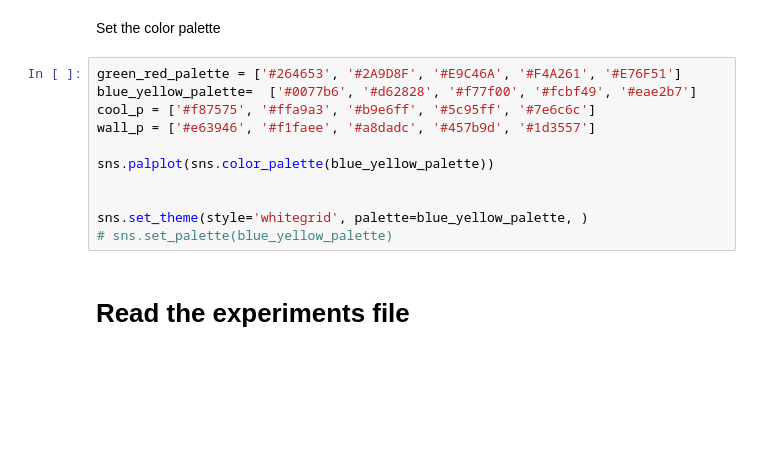
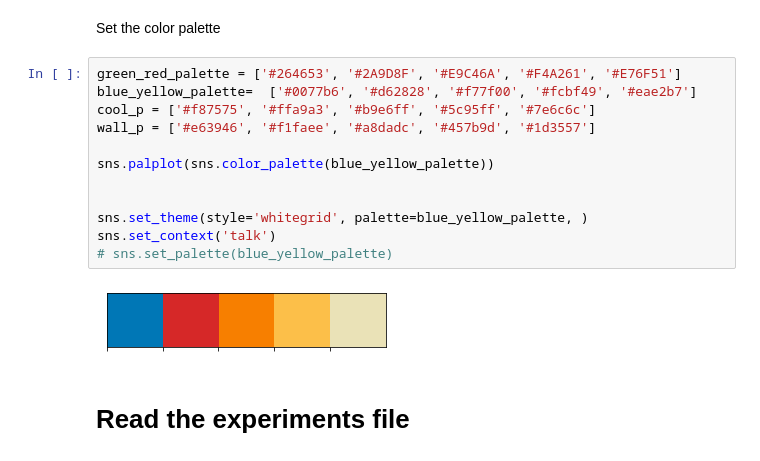
Before and after one commit to DiegoStock12/kubeml, a Jupyter notebook: ml/experiments/insights.ipynb, the cells around one changed output. Drawn from its saved outputs; the diff is of its cells as text; blank space fills up the shorter version.

Commit message:
created final plots

```diff
--- a/ml/experiments/insights.ipynb
+++ b/ml/experiments/insights.ipynb
@@ -209,14 +224,17 @@ Set the color palette
 # %%
 green_red_palette = ['#264653', '#2A9D8F', '#E9C46A', '#F4A261', '#E76F51']
 blue_yellow_palette=  ['#0077b6', '#d62828', '#f77f00', '#fcbf49', '#eae2b7']
 cool_p = ['#f87575', '#ffa9a3', '#b9e6ff', '#5c95ff', '#7e6c6c']
 wall_p = ['#e63946', '#f1faee', '#a8dadc', '#457b9d', '#1d3557']
 
 sns.palplot(sns.color_palette(blue_yellow_palette))
 
 
 sns.set_theme(style='whitegrid', palette=blue_yellow_palette, )
+sns.set_context('talk')
 # sns.set_palette(blue_yellow_palette)
+# %% [output]
+[figure, added]
 # %% [markdown]
 # Read the experiments file
 # %% [markdown]
```
Also changed, not shown: parts of 31 cells of this notebook, 4 other files.
